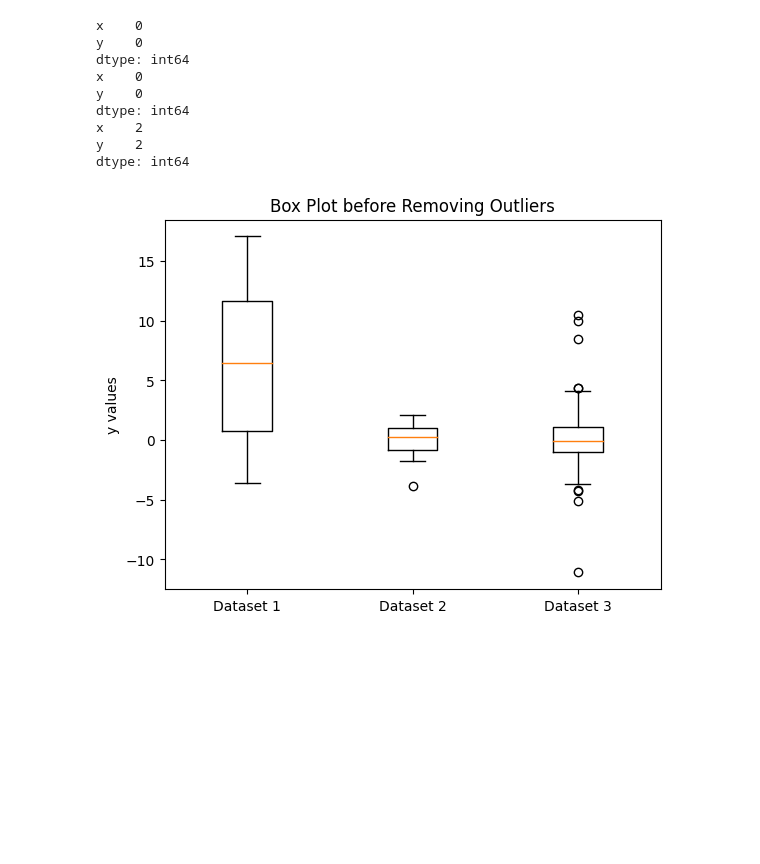
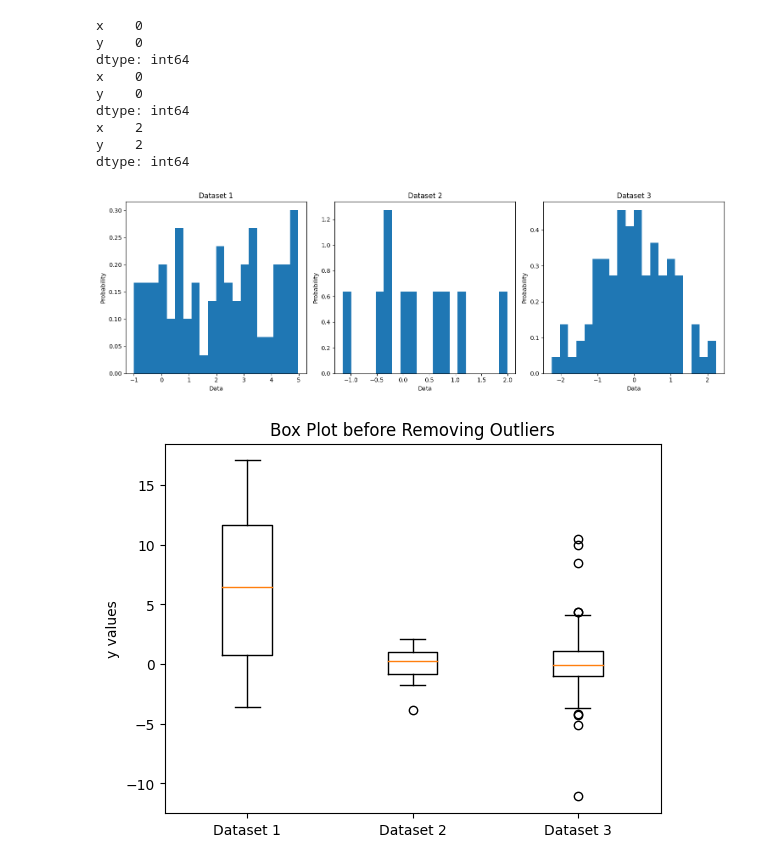
Before and after one commit to Monzia-YanqingLuo/FoDS, a Jupyter notebook: Homework1.ipynb, the cells around one changed output. Saved outputs shown, nothing was run; the diff lists cells and outputs as text; code cells hidden in the pictures; blank space fills up the shorter version.

Commit message:
histogram+method2

```diff
--- a/Homework1.ipynb
+++ b/Homework1.ipynb
@@ -31,6 +31,23 @@ dtype: int64
 x    2
 y    2
 dtype: int64
+# %%
+datasets = [df1, df2, df3]
+
+plt.figure(figsize=(15, 5))
+
+for i, df in enumerate(datasets, 1):
+    plt.subplot(1, 3, i)
+    x = df['x'].values
+    plt.hist(x, density=True, bins=20)
+    plt.title(f'Dataset {i}')
+    plt.ylabel('Probability')
+    plt.xlabel('Data')
+
+plt.tight_layout()
+plt.show()
+# %% [output]
+[figure, added]
 # %%
 # noise
 def remove_outliers(df, column_name):
```
Also changed, not shown: parts of 3 cells of this notebook, 4 other files.
